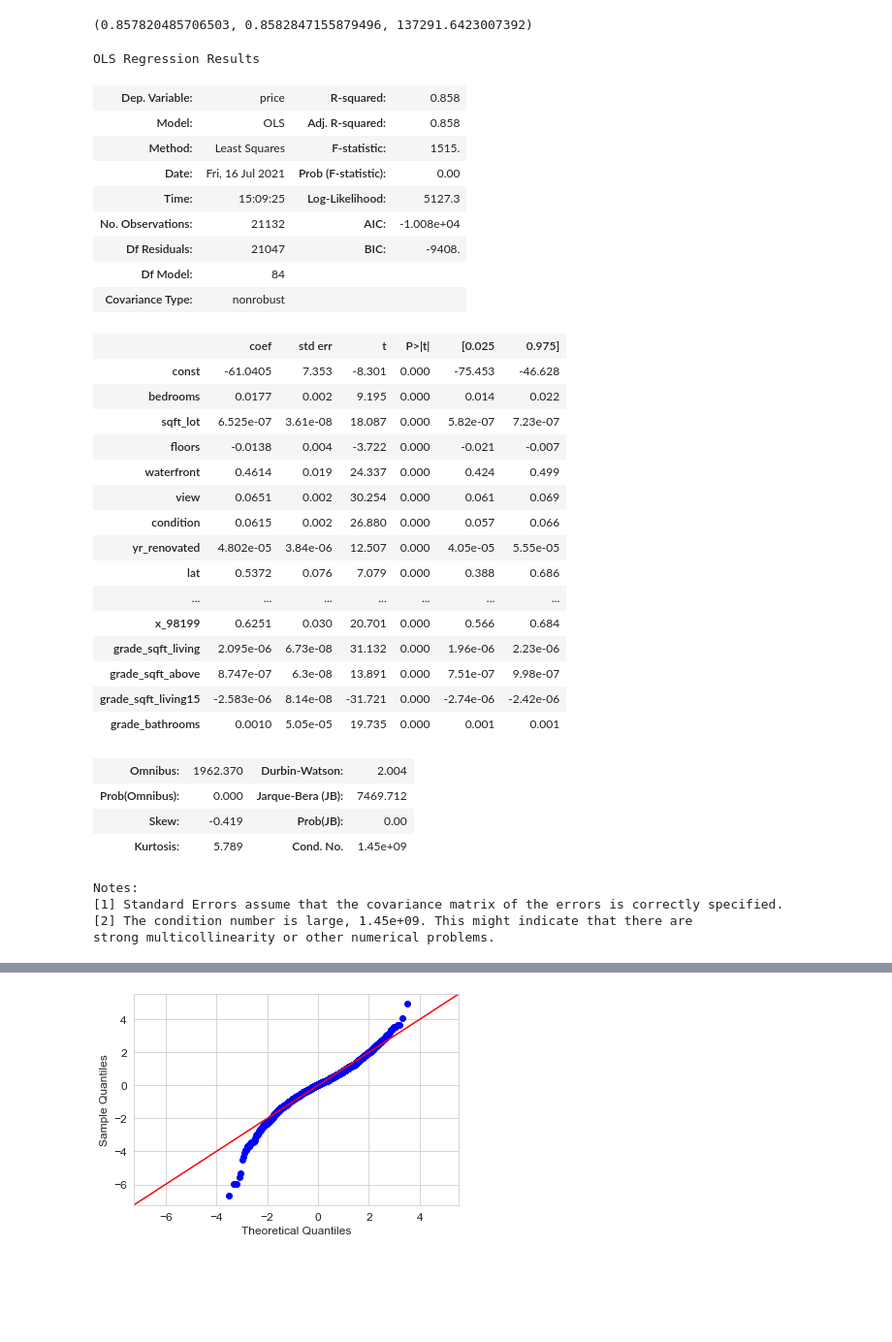
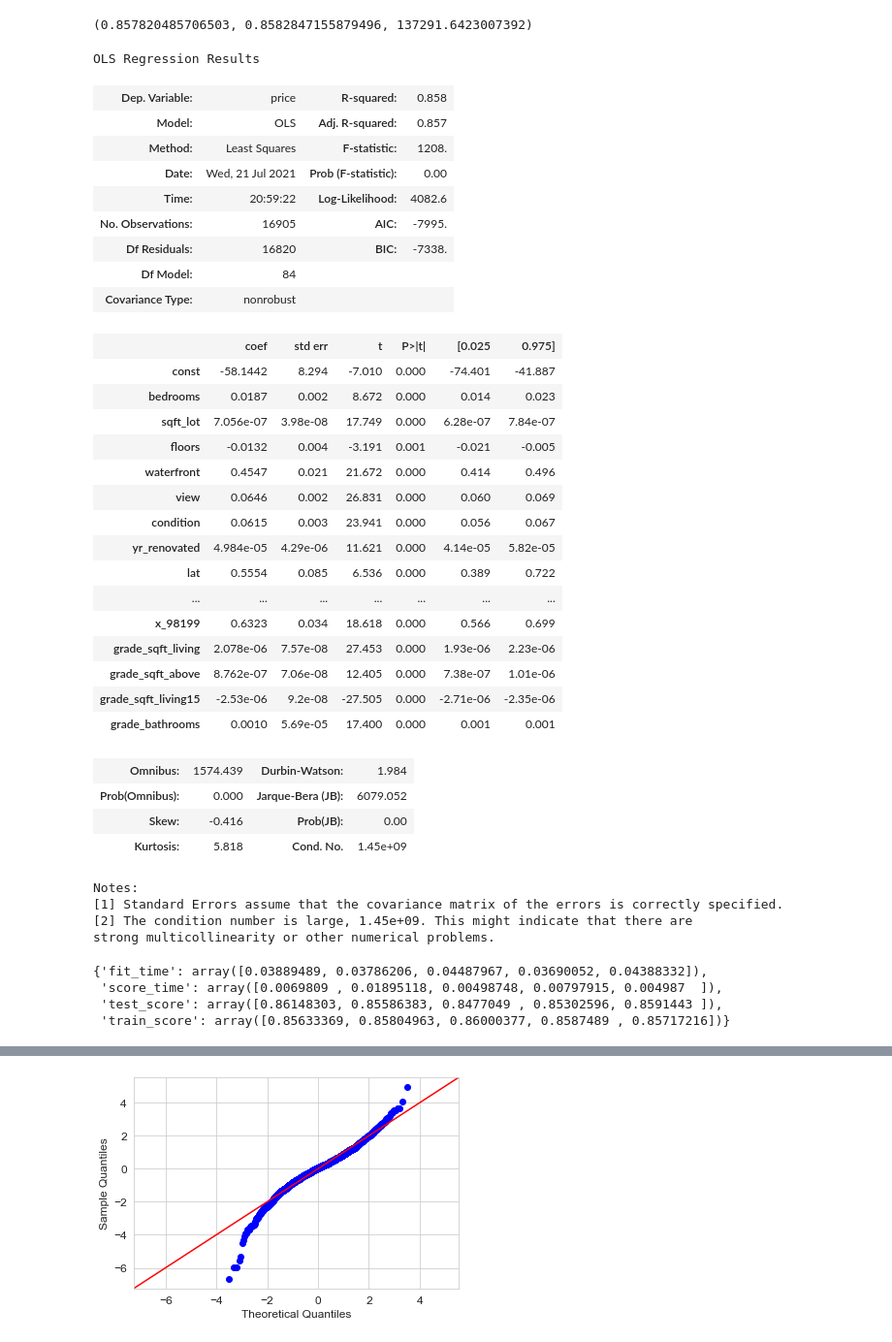
Before and after one commit to mankah/Project-2, a Jupyter notebook: Notebook.ipynb, the cells around one changed output, grey strips where cells are left out. Shown at 97% size. Drawn from its saved outputs; the diff is of its cells as text; code cells hidden in the pictures; blank space fills up the shorter version.

```diff
--- a/Notebook.ipynb
+++ b/Notebook.ipynb
@@ -660,8 +760,8 @@ train_score_lr3, test_score_lr3, rmse_lr3
 (0.8707370644231548, 0.8703464138143138, 121705.58467489011)
 # %%
 # Making an OLS table to check for feature significance
-X = sm.add_constant(X)
-sm.OLS(y, X).fit().summary()
+X_train = sm.add_constant(X_train)
+sm.OLS(y_train, X_train).fit().summary()
 # %% [output]
 OLS Regression Results
 | Dep. Variable: | price | R-squared: | 0.871 |
@@ -772,8 +883,8 @@ train_score_lr4, test_score_lr4, rmse_lr4
 (0.8707294122768663, 0.8703728279546661, 121678.15586045684)
 # %%
 # Checking the OLS for values of feature significance
-X = sm.add_constant(X)
-sm.OLS(y, X).fit().summary()
+X_train = sm.add_constant(X_train)
+sm.OLS(y_train, X_train).fit().summary()
 # %% [output]
 OLS Regression Results
 | Dep. Variable: | price | R-squared: | 0.871 |
@@ -885,8 +1007,8 @@ train_score_lr5, test_score_lr5, rmse_lr5
 (0.8707340916355739, 0.8703683104897879, 121678.04831268311)
 # %%
 # Checking the OLS for values of feature significance
-X = sm.add_constant(X)
-sm.OLS(y, X).fit().summary()
+X_train = sm.add_constant(X_train)
+sm.OLS(y_train, X_train).fit().summary()
 # %% [output]
 OLS Regression Results
 | Dep. Variable: | price | R-squared: | 0.871 |
@@ -988,8 +1121,8 @@ train_score_lr6, test_score_lr6, rmse_lr6
 (0.868562897452934, 0.868558305078146, 120124.9421814577)
 # %%
 # Making an OLS table to check for feature significance
-X = sm.add_constant(X)
-reg_6 = sm.OLS(y, X).fit()
+X_train = sm.add_constant(X_train)
+reg_6 = sm.OLS(y_train, X_train).fit()
 reg_6.summary()
 # %% [output]
 OLS Regression Results
@@ -1179,39 +1326,39 @@ train_score_lr8, test_score_lr8, rmse_lr8
 (0.857820485706503, 0.8582847155879496, 137291.6423007392)
 # %%
 # Making an OLS table to check for feature significance
-X = sm.add_constant(X)
-sm.OLS(y, X).fit().summary()
+X_train = sm.add_constant(X_train)
+sm.OLS(y_train, X_train).fit().summary()
 # %% [output]
 OLS Regression Results
 | Dep. Variable: | price | R-squared: | 0.858 |
-| Model: | OLS | Adj. R-squared: | 0.858 |
-| Method: | Least Squares | F-statistic: | 1515. |
-| Date: | Fri, 16 Jul 2021 | Prob (F-statistic): | 0.00 |
-| Time: | 15:09:25 | Log-Likelihood: | 5127.3 |
-| No. Observations: | 21132 | AIC: | -1.008e+04 |
-| Df Residuals: | 21047 | BIC: | -9408. |
+| Model: | OLS | Adj. R-squared: | 0.857 |
+| Method: | Least Squares | F-statistic: | 1208. |
+| Date: | Wed, 21 Jul 2021 | Prob (F-statistic): | 0.00 |
+| Time: | 20:59:22 | Log-Likelihood: | 4082.6 |
+| No. Observations: | 16905 | AIC: | -7995. |
+| Df Residuals: | 16820 | BIC: | -7338. |
 | Df Model: | 84 |  |  |
 | Covariance Type: | nonrobust |  |  |
 |  | coef | std err | t | P>|t| | [0.025 | 0.975] |
-| const | -61.0405 | 7.353 | -8.301 | 0.000 | -75.453 | -46.628 |
-| bedrooms | 0.0177 | 0.002 | 9.195 | 0.000 | 0.014 | 0.022 |
-| sqft_lot | 6.525e-07 | 3.61e-08 | 18.087 | 0.000 | 5.82e-07 | 7.23e-07 |
-| floors | -0.0138 | 0.004 | -3.722 | 0.000 | -0.021 | -0.007 |
-| waterfront | 0.4614 | 0.019 | 24.337 | 0.000 | 0.424 | 0.499 |
-| view | 0.0651 | 0.002 | 30.254 | 0.000 | 0.061 | 0.069 |
-| condition | 0.0615 | 0.002 | 26.880 | 0.000 | 0.057 | 0.066 |
-| yr_renovated | 4.802e-05 | 3.84e-06 | 12.507 | 0.000 | 4.05e-05 | 5.55e-05 |
-| lat | 0.5372 | 0.076 | 7.079 | 0.000 | 0.388 | 0.686 |
+| const | -58.1442 | 8.294 | -7.010 | 0.000 | -74.401 | -41.887 |
+| bedrooms | 0.0187 | 0.002 | 8.672 | 0.000 | 0.014 | 0.023 |
+| sqft_lot | 7.056e-07 | 3.98e-08 | 17.749 | 0.000 | 6.28e-07 | 7.84e-07 |
+| floors | -0.0132 | 0.004 | -3.191 | 0.001 | -0.021 | -0.005 |
+| waterfront | 0.4547 | 0.021 | 21.672 | 0.000 | 0.414 | 0.496 |
+| view | 0.0646 | 0.002 | 26.831 | 0.000 | 0.060 | 0.069 |
+| condition | 0.0615 | 0.003 | 23.941 | 0.000 | 0.056 | 0.067 |
+| yr_renovated | 4.984e-05 | 4.29e-06 | 11.621 | 0.000 | 4.14e-05 | 5.82e-05 |
+| lat | 0.5554 | 0.085 | 6.536 | 0.000 | 0.389 | 0.722 |
 | ... | ... | ... | ... | ... | ... | ... |
-| x_98199 | 0.6251 | 0.030 | 20.701 | 0.000 | 0.566 | 0.684 |
-| grade_sqft_living | 2.095e-06 | 6.73e-08 | 31.132 | 0.000 | 1.96e-06 | 2.23e-06 |
-| grade_sqft_above | 8.747e-07 | 6.3e-08 | 13.891 | 0.000 | 7.51e-07 | 9.98e-07 |
-| grade_sqft_living15 | -2.583e-06 | 8.14e-08 | -31.721 | 0.000 | -2.74e-06 | -2.42e-06 |
-| grade_bathrooms | 0.0010 | 5.05e-05 | 19.735 | 0.000 | 0.001 | 0.001 |
+| x_98199 | 0.6323 | 0.034 | 18.618 | 0.000 | 0.566 | 0.699 |
+| grade_sqft_living | 2.078e-06 | 7.57e-08 | 27.453 | 0.000 | 1.93e-06 | 2.23e-06 |
+| grade_sqft_above | 8.762e-07 | 7.06e-08 | 12.405 | 0.000 | 7.38e-07 | 1.01e-06 |
+| grade_sqft_living15 | -2.53e-06 | 9.2e-08 | -27.505 | 0.000 | -2.71e-06 | -2.35e-06 |
+| grade_bathrooms | 0.0010 | 5.69e-05 | 17.400 | 0.000 | 0.001 | 0.001 |
-| Omnibus: | 1962.370 | Durbin-Watson: | 2.004 |
-| Prob(Omnibus): | 0.000 | Jarque-Bera (JB): | 7469.712 |
-| Skew: | -0.419 | Prob(JB): | 0.00 |
-| Kurtosis: | 5.789 | Cond. No. | 1.45e+09 |
+| Omnibus: | 1574.439 | Durbin-Watson: | 1.984 |
+| Prob(Omnibus): | 0.000 | Jarque-Bera (JB): | 6079.052 |
+| Skew: | -0.416 | Prob(JB): | 0.00 |
+| Kurtosis: | 5.818 | Cond. No. | 1.45e+09 |
 Notes:
 [1] Standard Errors assume that the covariance matrix of the errors is correctly specified.
 [2] The condition number is large, 1.45e+09. This might indicate that there are
@@ -1222,6 +1369,13 @@ simple_7_mean = cross_validate(
                     lr, X_train, y_train, cv=5,
                     return_train_score=True
 )
+# %%
+simple_7_mean
+# %% [output]
+{'fit_time': array([0.03889489, 0.03786206, 0.04487967, 0.03690052, 0.04388332]),
+ 'score_time': array([0.0069809 , 0.01895118, 0.00498748, 0.00797915, 0.004987  ]),
+ 'test_score': array([0.86148303, 0.85586383, 0.8477049 , 0.85302596, 0.8591443 ]),
+ 'train_score': array([0.85633369, 0.85804963, 0.86000377, 0.8587489 , 0.85717216])}
 # %%
 scores_simple_7 = np.mean(simple_7_mean['train_score'])
 simple_7_mean_test = np.mean(simple_7_mean['test_score'])
```
Also changed, not shown: parts of 33 cells of this notebook.
